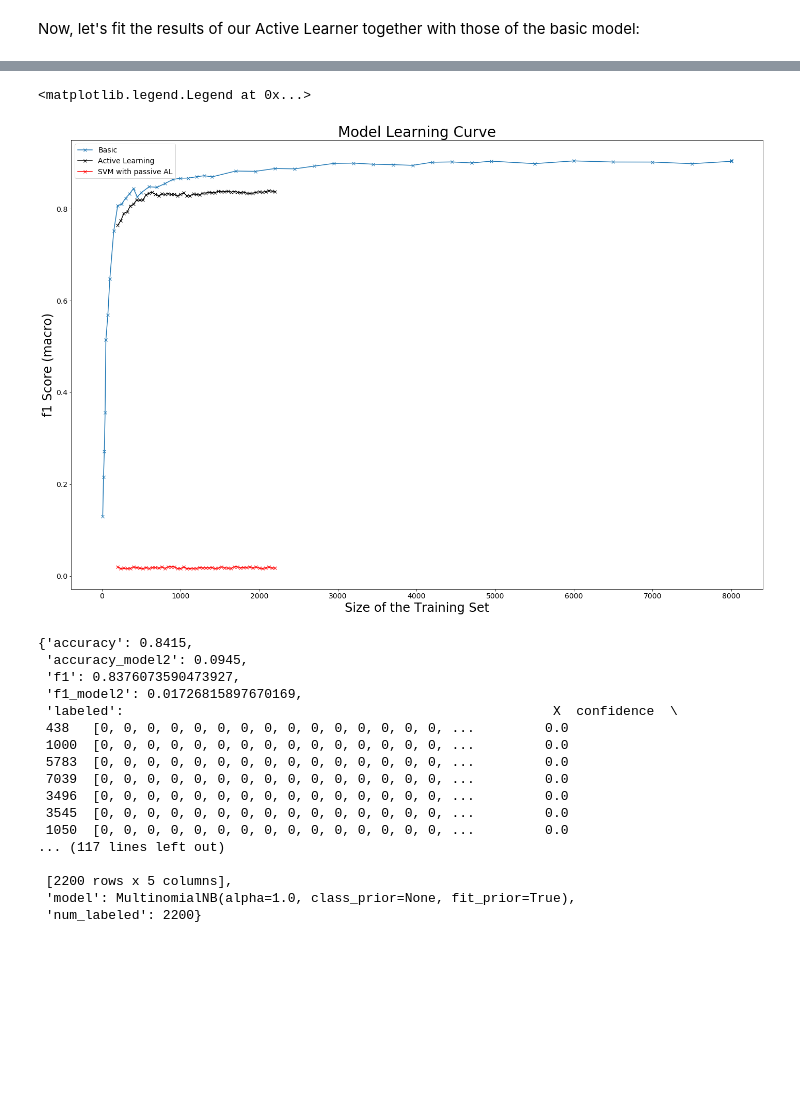
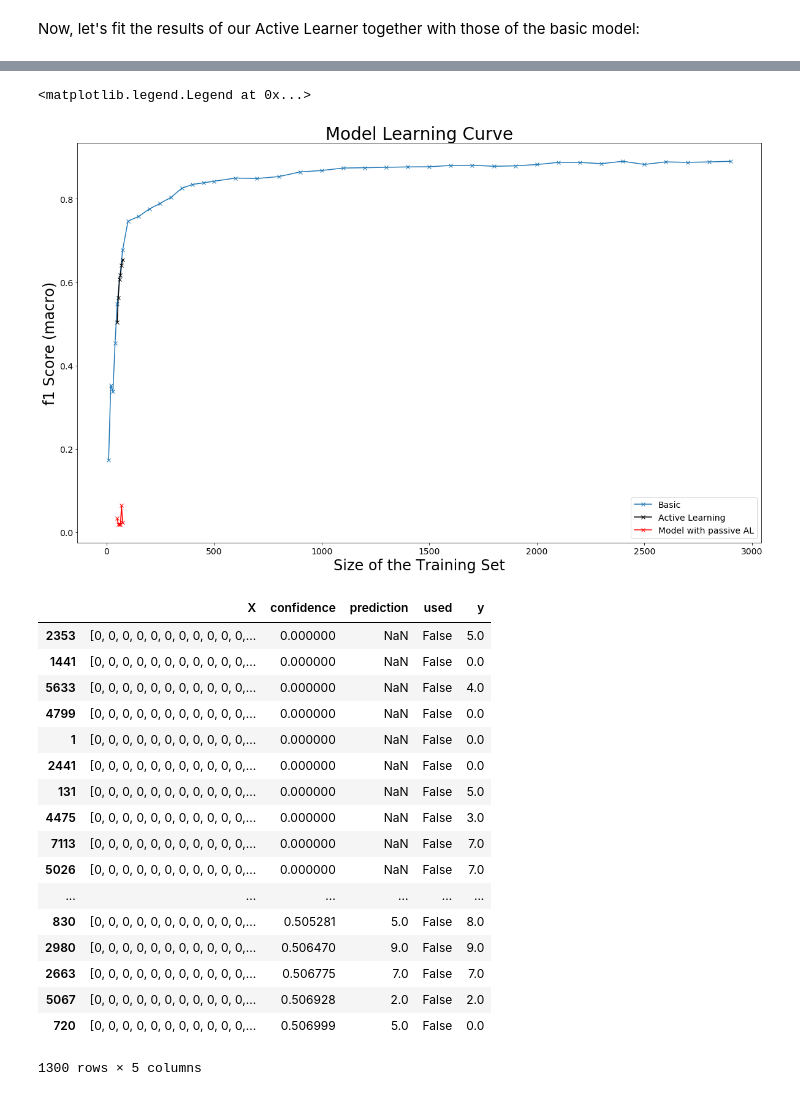
Before and after one commit to omriallouche/active-learning, a Jupyter notebook: active_learning_mnist.ipynb, the cells around one changed output, grey strips where cells are left out. Cells and saved outputs as stored; diff of their text form; code cells hidden in the pictures; blank space fills up the shorter version.

```diff
--- a/active_learning_mnist.ipynb
+++ b/active_learning_mnist.ipynb
@@ -422,12 +442,14 @@ def run_active_learner(df, model, num_samples_in_active_learning_batch, select_n
         df['confidence'] = np.max(probs, axis=1)
         df['prediction'] = model.predict(X_all)
 
+        pred_test = model.predict(X_test)
+
         # Save model performance
         al_history.append({"num_labeled": len(labeled),
                         "labeled": labeled,
                         "model": model,
-                        "accuracy": accuracy_score(y_true=y_test, y_pred=model.predict(X_test)),
-                        "f1": f1_score(y_true=y_test, y_pred=model.predict(X_test), average='macro')
+                        "accuracy": accuracy_score(y_true=y_test, y_pred=pred_test),
+                        "f1": f1_score(y_true=y_test, y_pred=pred_test, average='macro')
                        })
 
     return al_history
@@ -443,6 +465,6 @@ def select_next_batch_func(df, batch_size):
     next_labels = df[:batch_size]
     return next_labels
 # %%
-num_samples_in_active_learning_batch = [100] + [25]*100
+num_samples_in_active_learning_batch = [50] + [5]*200
 al_history = run_active_learner(df, model, num_samples_in_active_learning_batch, select_next_batch_func)
 # %% [output]
@@ -502,8 +523,8 @@ def run_active_learner_with_different_model(df, model, model2, num_samples_in_ac
         next_label_indices = next_labels.index
         df.loc[next_label_indices, 'used'] = True
 
+        next_labels['step'] = len(labeled)
         labeled = labeled.append(next_labels)
-        next_labels['step'] = len(labeled)
 
         X_labeled = np.array(labeled['X'].tolist())
 
@@ -516,7 +537,7 @@ def run_active_learner_with_different_model(df, model, model2, num_samples_in_ac
         # Predict probabilities of all instances (labeled + yet unlabeled)
         probs = model.predict_proba(X_all)
         df['confidence'] = np.max(probs, axis=1)
-        df['prediction'] = model.predict(X_all)
+        # df['prediction'] = model.predict(X_all)
 
         # Save model performance
         pred_test = model.predict(X_test)
@@ -534,7 +576,7 @@ def run_active_learner_with_different_model(df, model, model2, num_samples_in_ac
 # %%
-from sklearn import svm
-model2 = svm.SVC(kernel='rbf', class_weight='balanced')
-num_samples_in_active_learning_batch = [200] + [40]*50
+model = get_model('LR')
+model2 = get_model('MLP')
+num_samples_in_active_learning_batch = [20] + [5]*5
 
 al_history_model2 = run_active_learner_with_different_model(df, model, model2, num_samples_in_active_learning_batch, select_next_batch_func)
 # %% [output]
@@ -559,34 +635,35 @@ fitting a model for 2200 labeled instances...
 # %%
 f1 = [i['f1'] for i in history]
 num_labels = [i['num_labels'] for i in history]
 
 plt.plot(num_labels, f1, '-x')
 plt.plot([v['num_labeled'] for v in al_history_model2], [v['f1'] for v in al_history_model2], '-xk')
 plt.plot([v['num_labeled'] for v in al_history_model2], [v['f1_model2'] for v in al_history_model2], '-xr')
 plt.xlabel('Size of the Training Set')
 plt.ylabel('f1 Score (macro)')
 plt.title('Model Learning Curve')
-plt.legend(['Basic', 'Active Learning', 'SVM with passive AL'])
+plt.legend(['Basic', 'Active Learning', 'Model with passive AL'])
 # %% [output]
 <matplotlib.legend.Legend at 0x...>
-[figure, old version]
+[figure, new version]
 # %%
-al_history_model2[-1]
+al_history_model2[-1]['labeled']
 # %% [output]
+|  | X | confidence | prediction | used | y |
+| 2353 | [0, 0, 0, 0, 0, 0, 0, 0, 0, 0, 0,... | 0.000000 | NaN | False | 5.0 |
+| 1441 | [0, 0, 0, 0, 0, 0, 0, 0, 0, 0, 0,... | 0.000000 | NaN | False | 0.0 |
+| 5633 | [0, 0, 0, 0, 0, 0, 0, 0, 0, 0, 0,... | 0.000000 | NaN | False | 4.0 |
+| 4799 | [0, 0, 0, 0, 0, 0, 0, 0, 0, 0, 0,... | 0.000000 | NaN | False | 0.0 |
+| 1 | [0, 0, 0, 0, 0, 0, 0, 0, 0, 0, 0,... | 0.000000 | NaN | False | 0.0 |
+| 2441 | [0, 0, 0, 0, 0, 0, 0, 0, 0, 0, 0,... | 0.000000 | NaN | False | 0.0 |
+| 131 | [0, 0, 0, 0, 0, 0, 0, 0, 0, 0, 0,... | 0.000000 | NaN | False | 5.0 |
+| 4475 | [0, 0, 0, 0, 0, 0, 0, 0, 0, 0, 0,... | 0.000000 | NaN | False | 3.0 |
+| 7113 | [0, 0, 0, 0, 0, 0, 0, 0, 0, 0, 0,... | 0.000000 | NaN | False | 7.0 |
+| 5026 | [0, 0, 0, 0, 0, 0, 0, 0, 0, 0, 0,... | 0.000000 | NaN | False | 7.0 |
+| ... | ... | ... | ... | ... | ... |
+| 830 | [0, 0, 0, 0, 0, 0, 0, 0, 0, 0, 0,... | 0.505281 | 5.0 | False | 8.0 |
+| 2980 | [0, 0, 0, 0, 0, 0, 0, 0, 0, 0, 0,... | 0.506470 | 9.0 | False | 9.0 |
+| 2663 | [0, 0, 0, 0, 0, 0, 0, 0, 0, 0, 0,... | 0.506775 | 7.0 | False | 7.0 |
+| 5067 | [0, 0, 0, 0, 0, 0, 0, 0, 0, 0, 0,... | 0.506928 | 2.0 | False | 2.0 |
+| 720 | [0, 0, 0, 0, 0, 0, 0, 0, 0, 0, 0,... | 0.506999 | 5.0 | False | 0.0 |
-{'accuracy': 0.8415,
- 'accuracy_model2': 0.0945,
- 'f1': 0.8376073590473927,
- 'f1_model2': 0.01726815897670169,
- 'labeled':                                                       X  confidence  \
- 438   [0, 0, 0, 0, 0, 0, 0, 0, 0, 0, 0, 0, 0, 0, 0, ...         0.0
- 1000  [0, 0, 0, 0, 0, 0, 0, 0, 0, 0, 0, 0, 0, 0, 0, ...         0.0
- 5783  [0, 0, 0, 0, 0, 0, 0, 0, 0, 0, 0, 0, 0, 0, 0, ...         0.0
- 7039  [0, 0, 0, 0, 0, 0, 0, 0, 0, 0, 0, 0, 0, 0, 0, ...         0.0
- 3496  [0, 0, 0, 0, 0, 0, 0, 0, 0, 0, 0, 0, 0, 0, 0, ...         0.0
- 3545  [0, 0, 0, 0, 0, 0, 0, 0, 0, 0, 0, 0, 0, 0, 0, ...         0.0
- 1050  [0, 0, 0, 0, 0, 0, 0, 0, 0, 0, 0, 0, 0, 0, 0, ...         0.0
-... (117 lines left out)
-
- [2200 rows x 5 columns],
- 'model': MultinomialNB(alpha=1.0, class_prior=None, fit_prior=True),
- 'num_labeled': 2200}
+1300 rows × 5 columns
```
Also changed, not shown: parts of 34 cells of this notebook.
